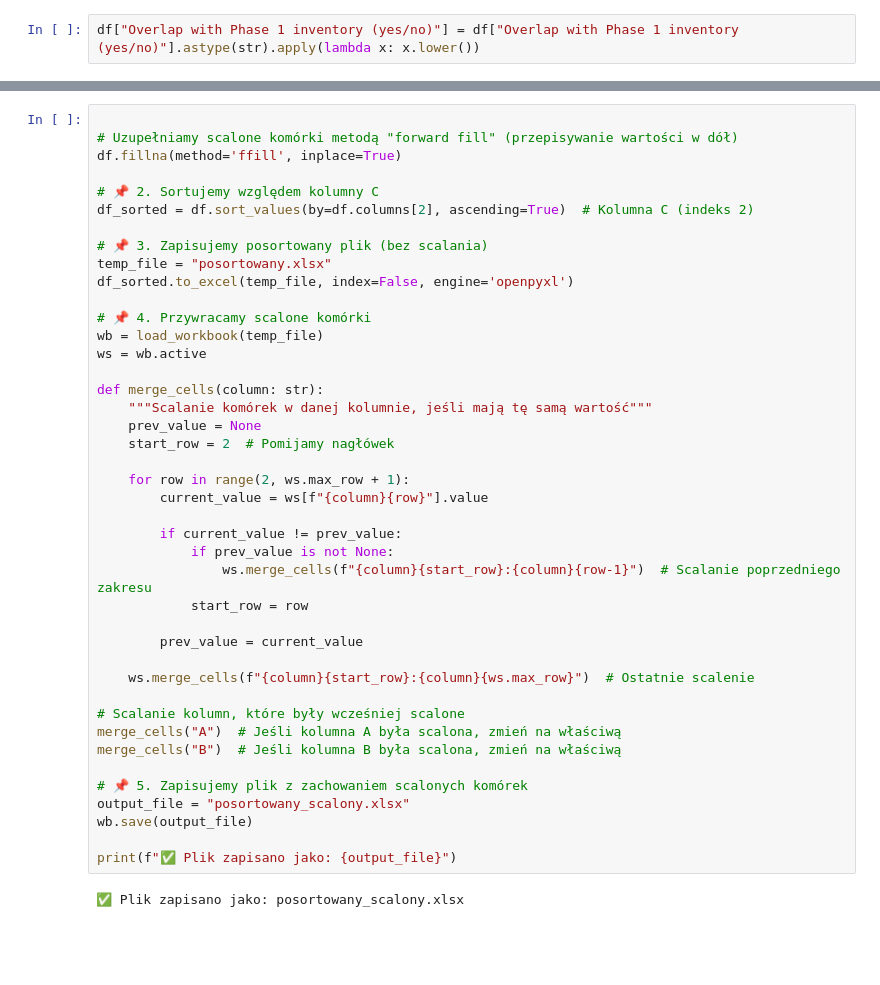
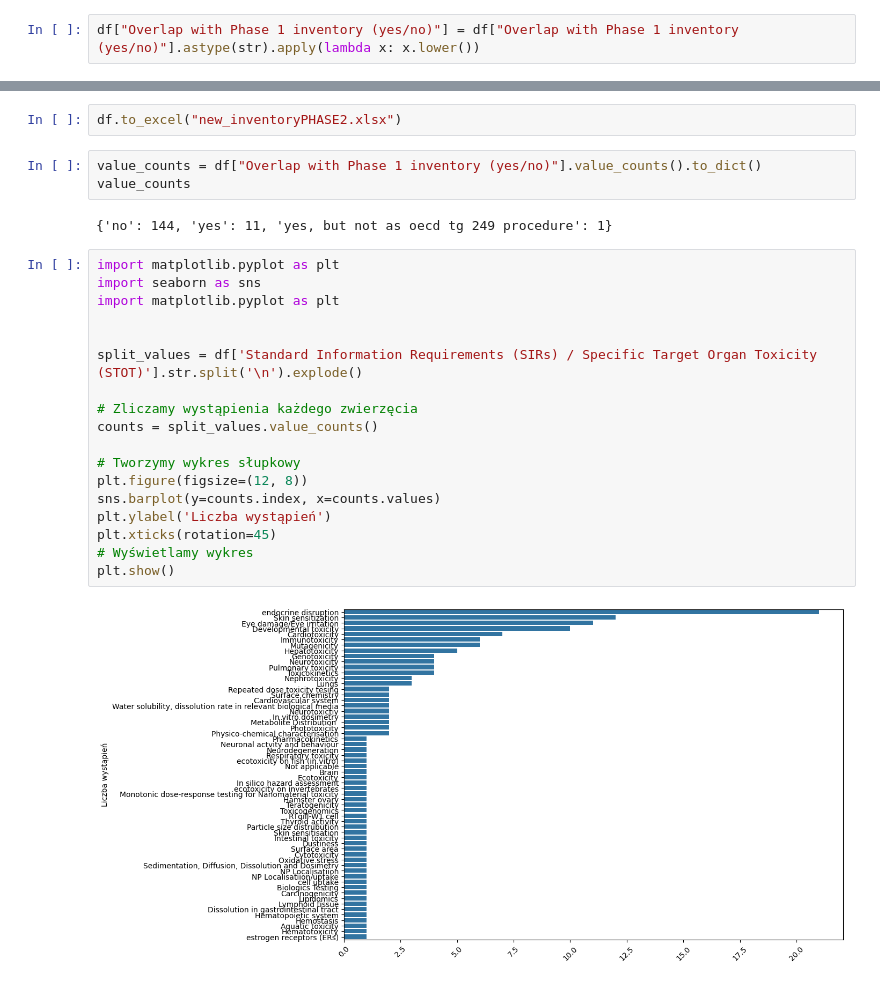
Before and after one commit to Alutka266/ECHA_2025_phase2, a Jupyter notebook: data_prep.ipynb, the cells around one changed output, grey strips where cells are left out. Drawn from its saved outputs; the diff is of its cells as text; blank space fills up the shorter version.

```diff
--- a/data_prep.ipynb
+++ b/data_prep.ipynb
@@ -57,44 +31,27 @@ wb.save("posortowany_plik_scalony.xlsx")
-# %%
-
-# Uzupełniamy scalone komórki metodą "forward fill" (przepisywanie wartości w dół)
-df.fillna(method='ffill', inplace=True)
-
-# 📌 2. Sortujemy względem kolumny C
-df_sorted = df.sort_values(by=df.columns[2], ascending=True)  # Kolumna C (indeks 2)
-
-# 📌 3. Zapisujemy posortowany plik (bez scalania)
-temp_file = "posortowany.xlsx"
-df_sorted.to_excel(temp_file, index=False, engine='openpyxl')
-
-# 📌 4. Przywracamy scalone komórki
-wb = load_workbook(temp_file)
-ws = wb.active
-
-def merge_cells(column: str):
-    """Scalanie komórek w danej kolumnie, jeśli mają tę samą wartość"""
-    prev_value = None
-    start_row = 2  # Pomijamy nagłówek
-
-    for row in range(2, ws.max_row + 1):
-        current_value = ws[f"{column}{row}"].value
-
-        if current_value != prev_value:
-            if prev_value is not None:
-                ws.merge_cells(f"{column}{start_row}:{column}{row-1}")  # Scalanie poprzedniego zakresu
-            start_row = row
-
-        prev_value = current_value
-
-    ws.merge_cells(f"{column}{start_row}:{column}{ws.max_row}")  # Ostatnie scalenie
-
-# Scalanie kolumn, które były wcześniej scalone
-merge_cells("A")  # Jeśli kolumna A była scalona, zmień na właściwą
-merge_cells("B")  # Jeśli kolumna B była scalona, zmień na właściwą
-
-# 📌 5. Zapisujemy plik z zachowaniem scalonych komórek
-output_file = "posortowany_scalony.xlsx"
-wb.save(output_file)
-
-print(f"✅ Plik zapisano jako: {output_file}")
-# %% [output]
-✅ Plik zapisano jako: posortowany_scalony.xlsx
+# %%
+df.to_excel("new_inventoryPHASE2.xlsx")
+# %%
+value_counts = df["Overlap with Phase 1 inventory (yes/no)"].value_counts().to_dict()
+value_counts
+# %% [output]
+{'no': 144, 'yes': 11, 'yes, but not as oecd tg 249 procedure': 1}
+# %%
+import matplotlib.pyplot as plt
+import seaborn as sns
+import matplotlib.pyplot as plt
+
+
+split_values = df['Standard Information Requirements (SIRs) / Specific Target Organ Toxicity (STOT)'].str.split('\n').explode()
+
+# Zliczamy wystąpienia każdego zwierzęcia
+counts = split_values.value_counts()
+
+# Tworzymy wykres słupkowy
+plt.figure(figsize=(12, 8))
+sns.barplot(y=counts.index, x=counts.values)
+plt.ylabel('Liczba wystąpień')
+plt.xticks(rotation=45)
+# Wyświetlamy wykres
+plt.show()
+# %% [output]
+[figure, added]
```
Also changed, not shown: parts of 8 cells of this notebook, 9 other files.
